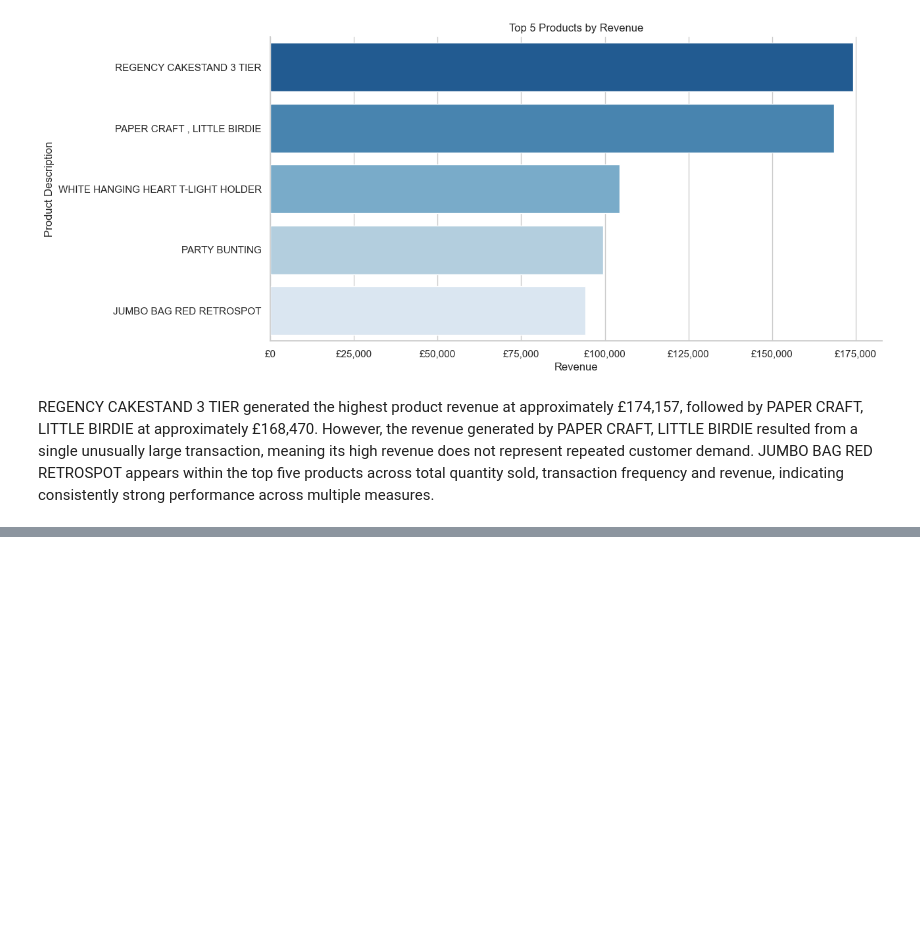
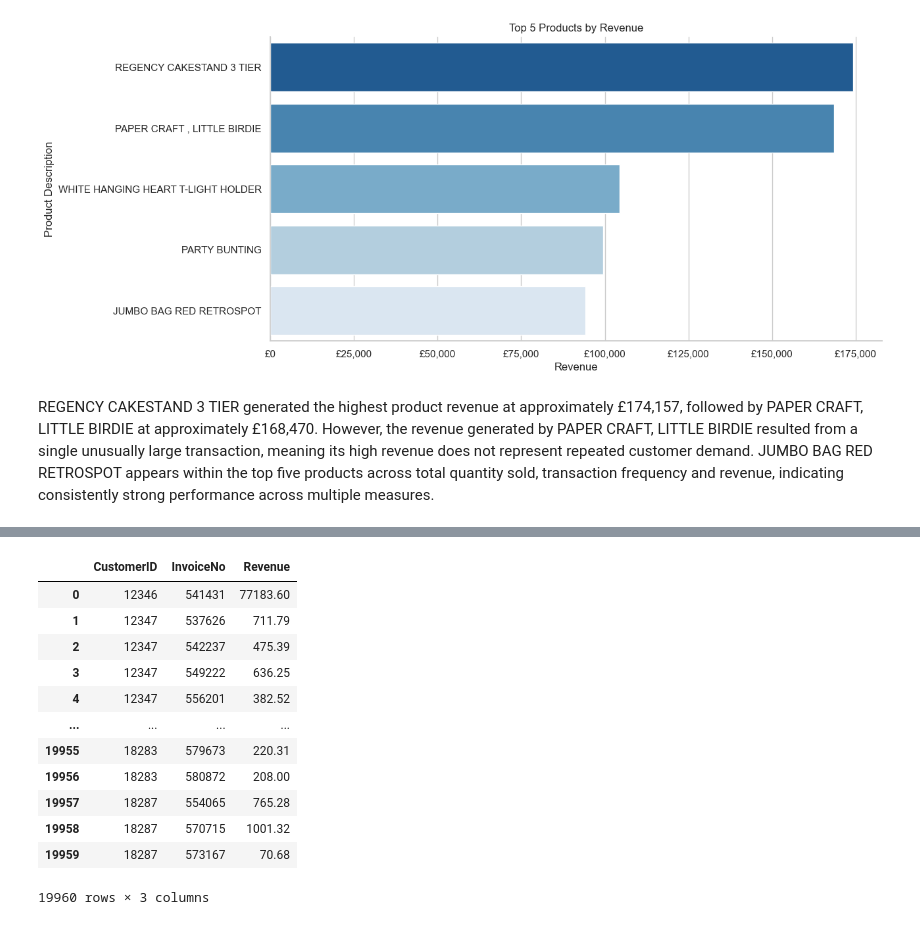
Before and after one commit to sahra02/Online-Retail-Transaction-Analysis, a Jupyter notebook: jupyter_notebooks/02-Exploratory_Data_Analysis.ipynb, the cells around one changed output, grey strips where cells are left out. Cells and saved outputs as stored; diff of their text form; code cells hidden in the pictures; blank space fills up the shorter version.

```diff
--- a/jupyter_notebooks/02-Exploratory_Data_Analysis.ipynb
+++ b/jupyter_notebooks/02-Exploratory_Data_Analysis.ipynb
@@ -593,0 +700,20 @@ REGENCY CAKESTAND 3 TIER generated the highest product revenue at approximately
+# %%
+customer_transactions = (
+    df.groupby(["CustomerID", "InvoiceNo"])["Revenue"].sum().reset_index()
+)
+
+customer_transactions
+# %% [output]
+|  | CustomerID | InvoiceNo | Revenue |
+| 0 | 12346 | 541431 | 77183.60 |
+| 1 | 12347 | 537626 | 711.79 |
+| 2 | 12347 | 542237 | 475.39 |
+| 3 | 12347 | 549222 | 636.25 |
+| 4 | 12347 | 556201 | 382.52 |
+| ... | ... | ... | ... |
+| 19955 | 18283 | 579673 | 220.31 |
+| 19956 | 18283 | 580872 | 208.00 |
+| 19957 | 18287 | 554065 | 765.28 |
+| 19958 | 18287 | 570715 | 1001.32 |
+| 19959 | 18287 | 573167 | 70.68 |
+19960 rows × 3 columns
```
Also changed, not shown: parts of 16 cells of this notebook.
